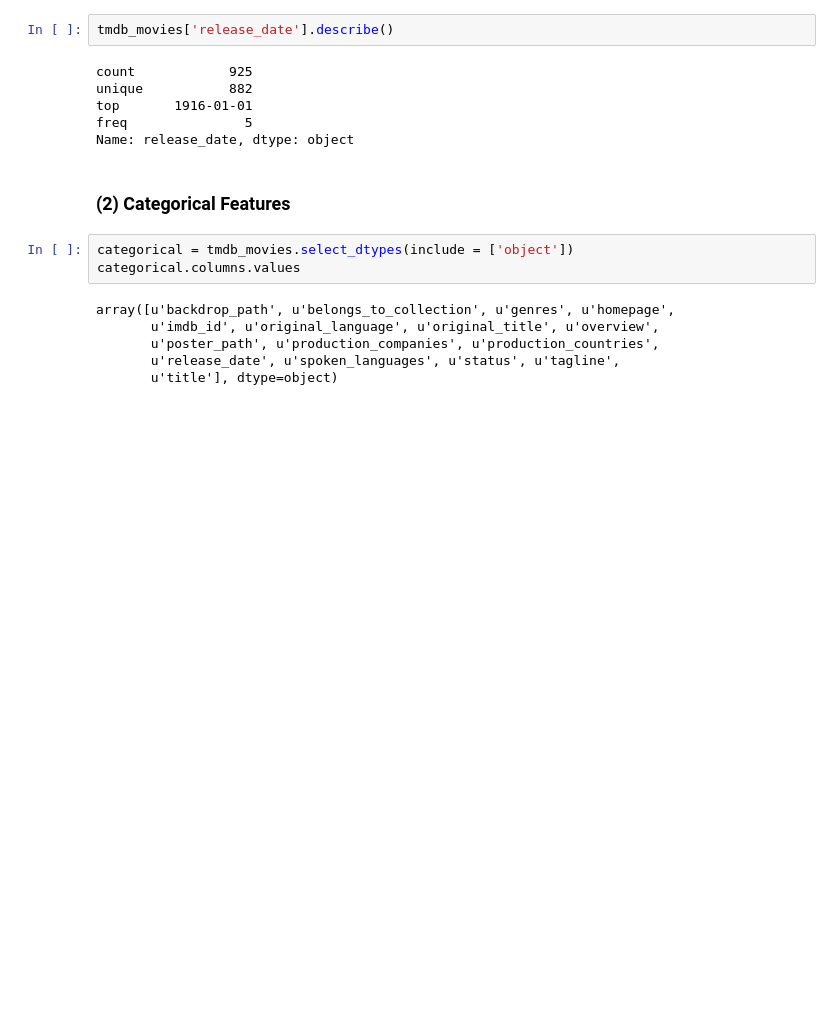
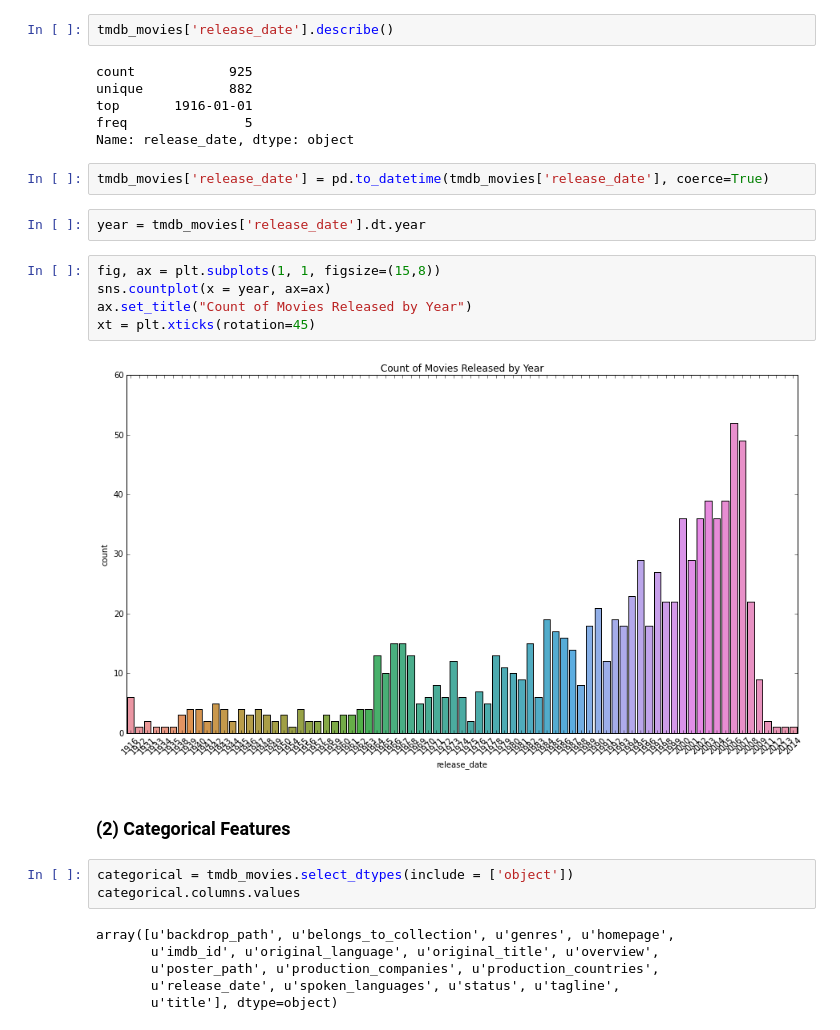
Before and after one commit to chrystalchan-academic/movie_project, a Jupyter notebook: python_notebook/Milestone1_EDA_Ai.ipynb, the cells around one changed output. Cells and saved outputs as stored; diff of their text form; blank space fills up the shorter version.

```diff
--- a/python_notebook/Milestone1_EDA_Ai.ipynb
+++ b/python_notebook/Milestone1_EDA_Ai.ipynb
@@ -297,6 +289,17 @@ unique           882
 top       1916-01-01
 freq               5
 Name: release_date, dtype: object
+# %%
+tmdb_movies['release_date'] = pd.to_datetime(tmdb_movies['release_date'], coerce=True)
+# %%
+year = tmdb_movies['release_date'].dt.year
+# %%
+fig, ax = plt.subplots(1, 1, figsize=(15,8))
+sns.countplot(x = year, ax=ax)
+ax.set_title("Count of Movies Released by Year")
+xt = plt.xticks(rotation=45)
+# %% [output]
+[figure, added]
 # %% [markdown]
 ### (2) Categorical Features
 # %%
```
Also changed, not shown: parts of 9 cells of this notebook.
